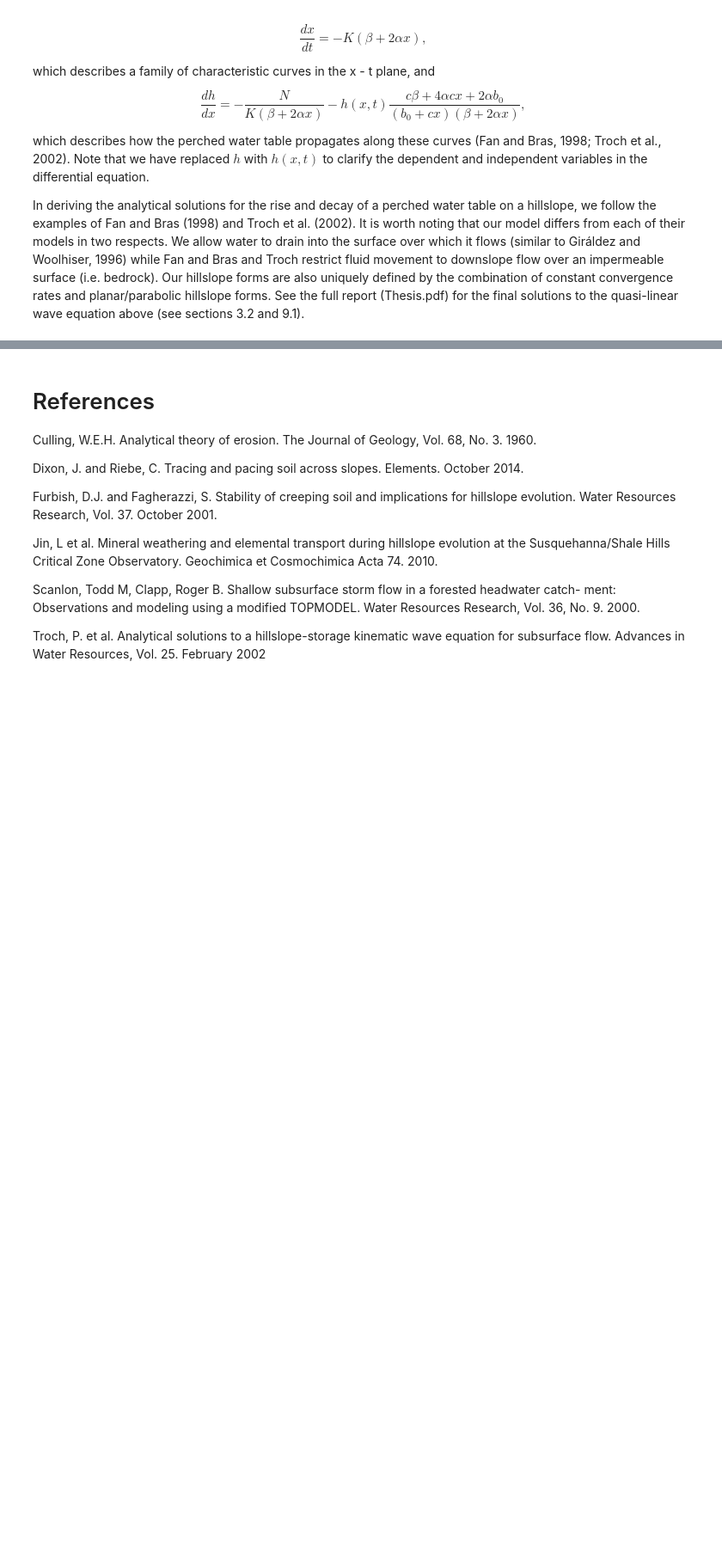
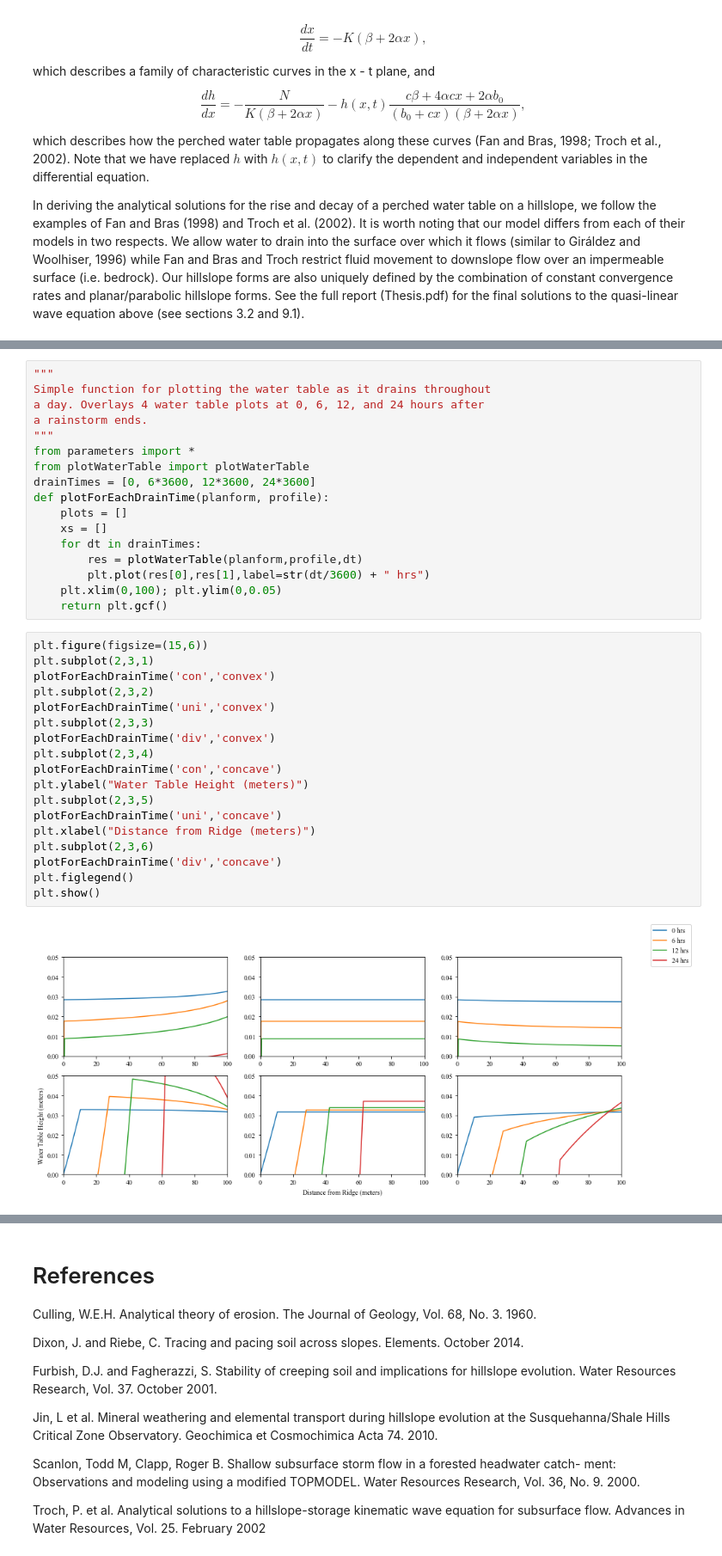
Before and after one commit to elischwat/Hillslope-Hydrology-and-Geomorphology, a Jupyter notebook: Hillslope Hydrology.ipynb, the cells around one changed output, grey strips where cells are left out. Shown at 86% size. Drawn from its saved outputs; the diff is of its cells as text; blank space fills up the shorter version.

Commit message:
added water table drainage plots to notebook. cleaned up plotting 9 drainages

```diff
--- a/Hillslope Hydrology.ipynb
+++ b/Hillslope Hydrology.ipynb
@@ -185,0 +182,37 @@ We must define the hydraulic conductivity of the saprolite and the length and in
+# %%
+"""
+Simple function for plotting the water table as it drains throughout
+a day. Overlays 4 water table plots at 0, 6, 12, and 24 hours after
+a rainstorm ends.
+"""
+from parameters import *
+from plotWaterTable import plotWaterTable
+drainTimes = [0, 6*3600, 12*3600, 24*3600]
+def plotForEachDrainTime(planform, profile):
+    plots = []
+    xs = []
+    for dt in drainTimes:
+        res = plotWaterTable(planform,profile,dt)
+        plt.plot(res[0],res[1],label=str(dt/3600) + " hrs")
+    plt.xlim(0,100); plt.ylim(0,0.05)
+    return plt.gcf()
+# %%
+plt.figure(figsize=(15,6))
+plt.subplot(2,3,1)
+plotForEachDrainTime('con','convex')
+plt.subplot(2,3,2)
+plotForEachDrainTime('uni','convex')
+plt.subplot(2,3,3)
+plotForEachDrainTime('div','convex')
+plt.subplot(2,3,4)
+plotForEachDrainTime('con','concave')
+plt.ylabel("Water Table Height (meters)")
+plt.subplot(2,3,5)
+plotForEachDrainTime('uni','concave')
+plt.xlabel("Distance from Ridge (meters)")
+plt.subplot(2,3,6)
+plotForEachDrainTime('div','concave')
+plt.figlegend()
+plt.show()
+# %% [output]
+[figure, added]
```
Also changed, not shown: parts of 4 cells of this notebook, 1 other file.
